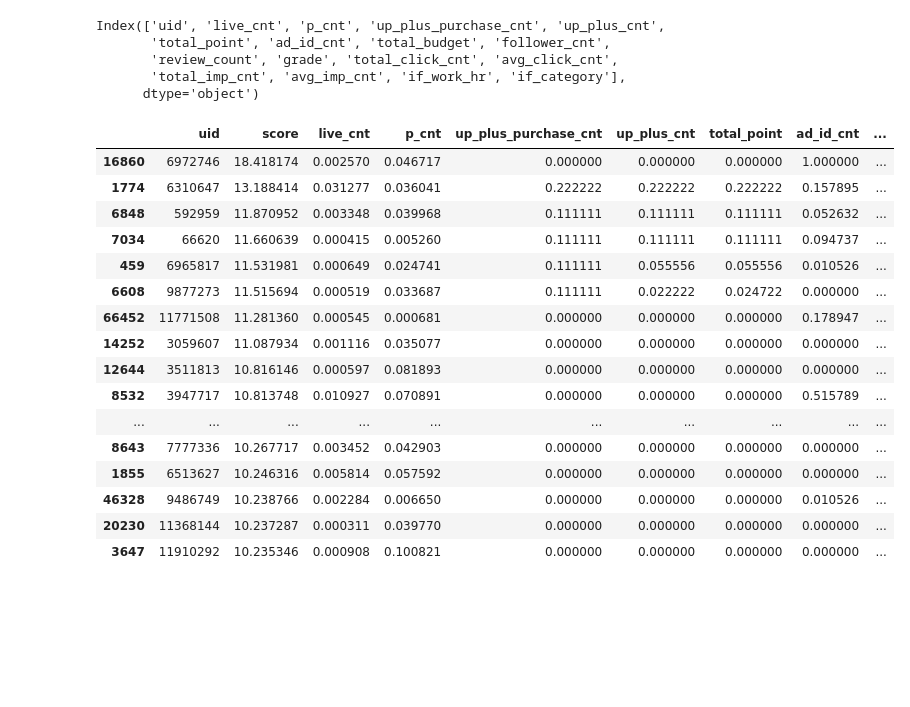
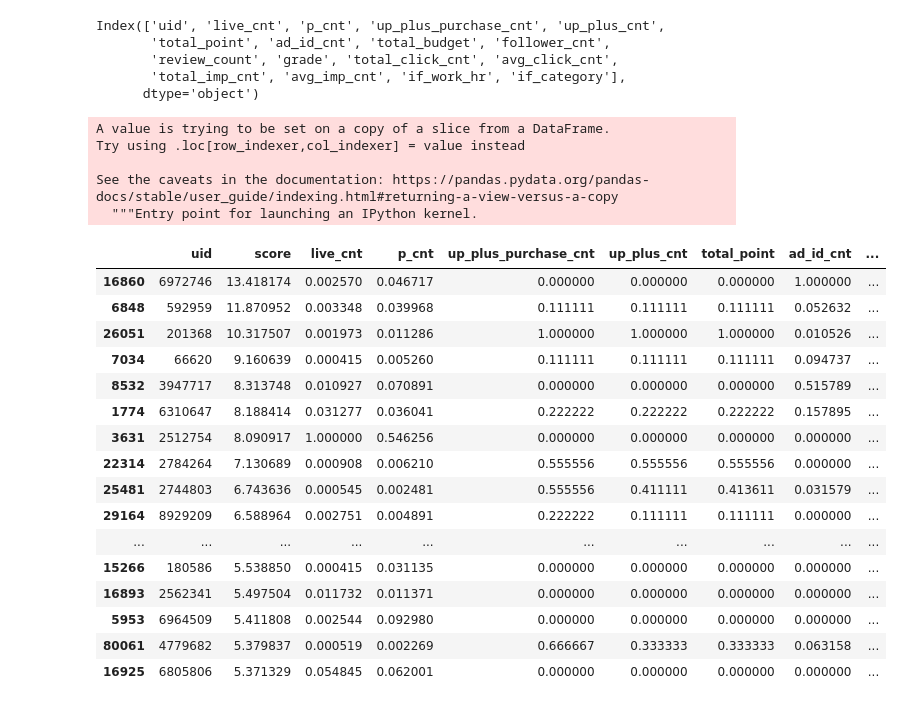
Before and after one commit to qkrtjdud1017/analytics, a Jupyter notebook: 파워셀러 분석/파워셀러 분석.ipynb, the cells around one changed output. Saved outputs shown, nothing was run; the diff lists cells and outputs as text; code cells hidden in the pictures; blank space fills up the shorter version.

```diff
--- a/파워셀러 분석/파워셀러 분석.ipynb
+++ b/파워셀러 분석/파워셀러 분석.ipynb
@@ -429,8 +429,8 @@ cols = ['uid', 'live_cnt', 'p_cnt',
 s = df[cols]
 # %%
 import numpy as np
-s['if_work_hr'] = np.where(((df['diff']>=8) & (df['diff'] <= 10)) | (df['diff'] == 23), 1, 0)
-s['if_category'] = np.where((df['p_cnt_in_top_category'] >= 10) & (df['distinct_category_cnt'] <= 3), 1, 0)
+s['if_work_hr'] = np.where(((df['diff']>=8) & (df['diff'] <= 10)) | (df['diff'] == 23), 0.5, 0)
+s['if_category'] = np.where((df['p_cnt_in_top_category'] >= 10) & (df['distinct_category_cnt'] <= 3), 0.5, 0)
 # %% [output]
 A value is trying to be set on a copy of a slice from a DataFrame.
 Try using .loc[row_indexer,col_indexer] = value instead
@@ -502,26 +502,31 @@ def score(live_cnt, p_cnt, up_plus_purchase_cnt, up_plus_cnt, total_point, ad_id
     + s['if_category'] * if_category
     return sc
 # %%
-# s['score'] = score(5, 1, 2, 3, 3, 6, 3, 4, 4, 3, 5, 2, 5, 5)
+s['score'] = score(5, 1, 2, 3, 3, 6, 3, 4, 4, 3, 5, 2, 5, 5)
 features = ['live_cnt', 'p_cnt', 'up_plus_purchase_cnt', 'up_plus_cnt', 'total_point', 'ad_id_cnt', 'total_budget', 'follower_cnt', 'review_count', 'grade', 'avg_click_cnt', 'avg_imp_cnt', 'if_work_hr', 'if_category']
 s.sort_values('score', ascending=False)[['uid', 'score'] + features][:30]
 # %% [output]
+A value is trying to be set on a copy of a slice from a DataFrame.
+Try using .loc[row_indexer,col_indexer] = value instead
+
+See the caveats in the documentation: https://pandas.pydata.org/pandas-docs/stable/user_guide/indexing.html#returning-a-view-versus-a-copy
+  """Entry point for launching an IPython kernel.
 |  | uid | score | live_cnt | p_cnt | up_plus_purchase_cnt | up_plus_cnt | total_point | ad_id_cnt | ... |
-| 16860 | 6972746 | 18.418174 | 0.002570 | 0.046717 | 0.000000 | 0.000000 | 0.000000 | 1.000000 | ... |
-| 1774 | 6310647 | 13.188414 | 0.031277 | 0.036041 | 0.222222 | 0.222222 | 0.222222 | 0.157895 | ... |
+| 16860 | 6972746 | 13.418174 | 0.002570 | 0.046717 | 0.000000 | 0.000000 | 0.000000 | 1.000000 | ... |
 | 6848 | 592959 | 11.870952 | 0.003348 | 0.039968 | 0.111111 | 0.111111 | 0.111111 | 0.052632 | ... |
-| 7034 | 66620 | 11.660639 | 0.000415 | 0.005260 | 0.111111 | 0.111111 | 0.111111 | 0.094737 | ... |
-| 459 | 6965817 | 11.531981 | 0.000649 | 0.024741 | 0.111111 | 0.055556 | 0.055556 | 0.010526 | ... |
-| 6608 | 9877273 | 11.515694 | 0.000519 | 0.033687 | 0.111111 | 0.022222 | 0.024722 | 0.000000 | ... |
-| 66452 | 11771508 | 11.281360 | 0.000545 | 0.000681 | 0.000000 | 0.000000 | 0.000000 | 0.178947 | ... |
-| 14252 | 3059607 | 11.087934 | 0.001116 | 0.035077 | 0.000000 | 0.000000 | 0.000000 | 0.000000 | ... |
-| 12644 | 3511813 | 10.816146 | 0.000597 | 0.081893 | 0.000000 | 0.000000 | 0.000000 | 0.000000 | ... |
-| 8532 | 3947717 | 10.813748 | 0.010927 | 0.070891 | 0.000000 | 0.000000 | 0.000000 | 0.515789 | ... |
+| 26051 | 201368 | 10.317507 | 0.001973 | 0.011286 | 1.000000 | 1.000000 | 1.000000 | 0.010526 | ... |
+| 7034 | 66620 | 9.160639 | 0.000415 | 0.005260 | 0.111111 | 0.111111 | 0.111111 | 0.094737 | ... |
+| 8532 | 3947717 | 8.313748 | 0.010927 | 0.070891 | 0.000000 | 0.000000 | 0.000000 | 0.515789 | ... |
+| 1774 | 6310647 | 8.188414 | 0.031277 | 0.036041 | 0.222222 | 0.222222 | 0.222222 | 0.157895 | ... |
+| 3631 | 2512754 | 8.090917 | 1.000000 | 0.546256 | 0.000000 | 0.000000 | 0.000000 | 0.000000 | ... |
+| 22314 | 2784264 | 7.130689 | 0.000908 | 0.006210 | 0.555556 | 0.555556 | 0.555556 | 0.000000 | ... |
+| 25481 | 2744803 | 6.743636 | 0.000545 | 0.002481 | 0.555556 | 0.411111 | 0.413611 | 0.031579 | ... |
+| 29164 | 8929209 | 6.588964 | 0.002751 | 0.004891 | 0.222222 | 0.111111 | 0.111111 | 0.000000 | ... |
 | ... | ... | ... | ... | ... | ... | ... | ... | ... | ... |
-| 8643 | 7777336 | 10.267717 | 0.003452 | 0.042903 | 0.000000 | 0.000000 | 0.000000 | 0.000000 | ... |
-| 1855 | 6513627 | 10.246316 | 0.005814 | 0.057592 | 0.000000 | 0.000000 | 0.000000 | 0.000000 | ... |
-| 46328 | 9486749 | 10.238766 | 0.002284 | 0.006650 | 0.000000 | 0.000000 | 0.000000 | 0.010526 | ... |
-| 20230 | 11368144 | 10.237287 | 0.000311 | 0.039770 | 0.000000 | 0.000000 | 0.000000 | 0.000000 | ... |
-| 3647 | 11910292 | 10.235346 | 0.000908 | 0.100821 | 0.000000 | 0.000000 | 0.000000 | 0.000000 | ... |
+| 15266 | 180586 | 5.538850 | 0.000415 | 0.031135 | 0.000000 | 0.000000 | 0.000000 | 0.000000 | ... |
+| 16893 | 2562341 | 5.497504 | 0.011732 | 0.011371 | 0.000000 | 0.000000 | 0.000000 | 0.000000 | ... |
+| 5953 | 6964509 | 5.411808 | 0.002544 | 0.092980 | 0.000000 | 0.000000 | 0.000000 | 0.000000 | ... |
+| 80061 | 4779682 | 5.379837 | 0.000519 | 0.002269 | 0.666667 | 0.333333 | 0.333333 | 0.063158 | ... |
+| 16925 | 6805806 | 5.371329 | 0.054845 | 0.062001 | 0.000000 | 0.000000 | 0.000000 | 0.000000 | ... |
 # %%
 s.sort_values('score', ascending=False)[['uid', 'score'] + features].to_csv("power_seller_score.csv", index=False)
```
Also changed, not shown: parts of 1 cell of this notebook, 1 other file.
